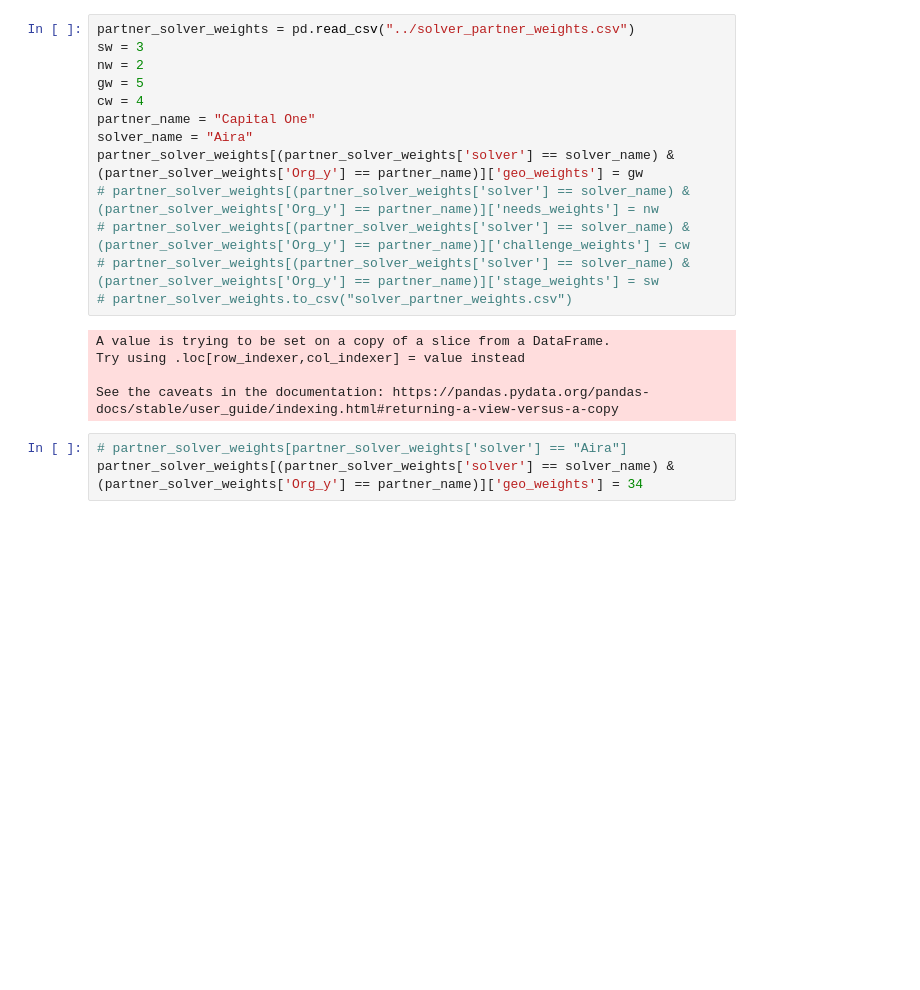
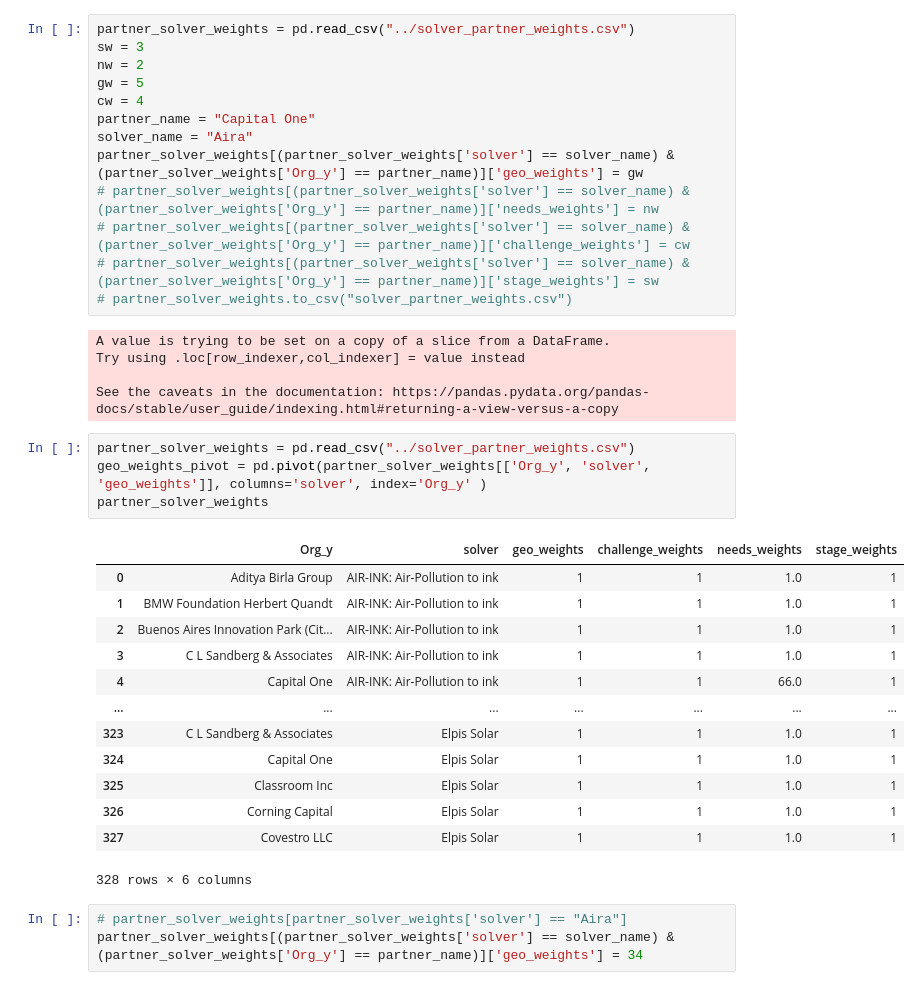
Before and after one commit to vsathwikm/Plotly_MIT_Solve_Heroku, a Jupyter notebook: notebooks/data_wrangling.ipynb, the cells around one changed output. Cells and saved outputs as stored; diff of their text form; blank space fills up the shorter version.

```diff
--- a/notebooks/data_wrangling.ipynb
+++ b/notebooks/data_wrangling.ipynb
@@ -54,6 +60,24 @@ A value is trying to be set on a copy of a slice from a DataFrame.
 Try using .loc[row_indexer,col_indexer] = value instead
 
 See the caveats in the documentation: https://pandas.pydata.org/pandas-docs/stable/user_guide/indexing.html#returning-a-view-versus-a-copy
+# %%
+partner_solver_weights = pd.read_csv("../solver_partner_weights.csv")
+geo_weights_pivot = pd.pivot(partner_solver_weights[['Org_y', 'solver', 'geo_weights']], columns='solver', index='Org_y' )
+partner_solver_weights
+# %% [output]
+|  | Org_y | solver | geo_weights | challenge_weights | needs_weights | stage_weights |
+| 0 | Aditya Birla Group | AIR-INK: Air-Pollution to ink | 1 | 1 | 1.0 | 1 |
+| 1 | BMW Foundation Herbert Quandt | AIR-INK: Air-Pollution to ink | 1 | 1 | 1.0 | 1 |
+| 2 | Buenos Aires Innovation Park (Cit... | AIR-INK: Air-Pollution to ink | 1 | 1 | 1.0 | 1 |
+| 3 | C L Sandberg & Associates | AIR-INK: Air-Pollution to ink | 1 | 1 | 1.0 | 1 |
+| 4 | Capital One | AIR-INK: Air-Pollution to ink | 1 | 1 | 66.0 | 1 |
+| ... | ... | ... | ... | ... | ... | ... |
+| 323 | C L Sandberg & Associates | Elpis Solar | 1 | 1 | 1.0 | 1 |
+| 324 | Capital One | Elpis Solar | 1 | 1 | 1.0 | 1 |
+| 325 | Classroom Inc | Elpis Solar | 1 | 1 | 1.0 | 1 |
+| 326 | Corning Capital | Elpis Solar | 1 | 1 | 1.0 | 1 |
+| 327 | Covestro LLC | Elpis Solar | 1 | 1 | 1.0 | 1 |
+328 rows × 6 columns
 # %%
 # partner_solver_weights[partner_solver_weights['solver'] == "Aira"]
 partner_solver_weights[(partner_solver_weights['solver'] == solver_name) & (partner_solver_weights['Org_y'] == partner_name)]['geo_weights'] = 34
```
Also changed, not shown: parts of 5 cells of this notebook, 8 other files.
